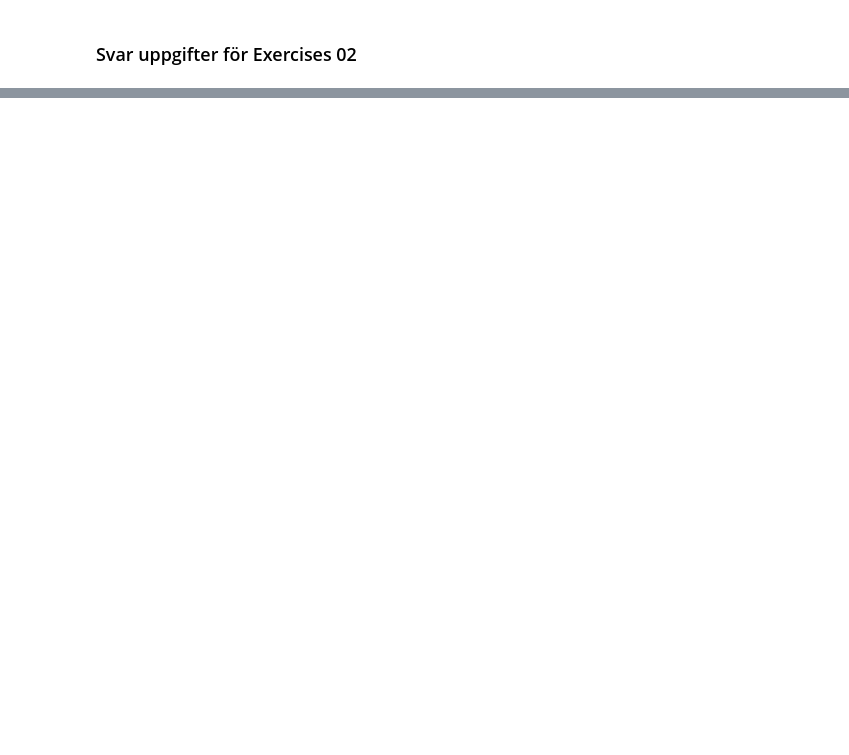
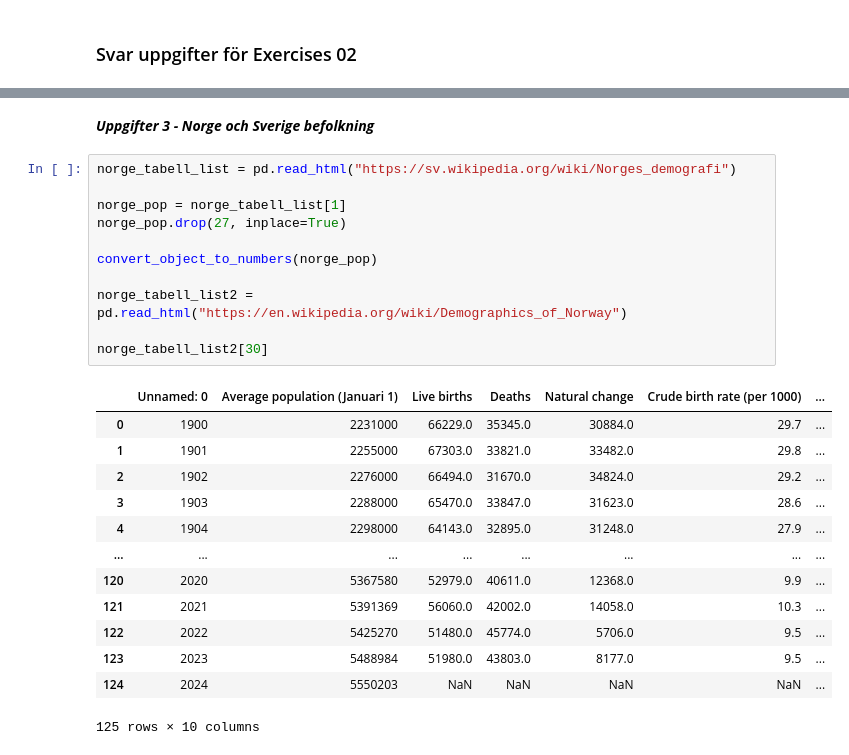
Before and after one commit to HanFredriksson/AI-plugg-filer-Hannes-Fredriksson, a Jupyter notebook: Databehandling/Exercises/Exercises-02.ipynb, the cells around one changed output, grey strips where cells are left out. Saved outputs shown, nothing was run; the diff lists cells and outputs as text; blank space fills up the shorter version.

```diff
--- a/Databehandling/Exercises/Exercises-02.ipynb
+++ b/Databehandling/Exercises/Exercises-02.ipynb
@@ -26,0 +150,27 @@ befolknings_data
+# %% [markdown]
+***Uppgifter 3 - Norge och Sverige befolkning***
+# %%
+norge_tabell_list = pd.read_html("https://sv.wikipedia.org/wiki/Norges_demografi")
+
+norge_pop = norge_tabell_list[1]
+norge_pop.drop(27, inplace=True)
+
+convert_object_to_numbers(norge_pop)
+
+norge_tabell_list2 = pd.read_html("https://en.wikipedia.org/wiki/Demographics_of_Norway")
+
+norge_tabell_list2[30]
+# %% [output]
+|  | Unnamed: 0 | Average population (Januari 1) | Live births | Deaths | Natural change | Crude birth rate (per 1000) | ... |
+| 0 | 1900 | 2231000 | 66229.0 | 35345.0 | 30884.0 | 29.7 | ... |
+| 1 | 1901 | 2255000 | 67303.0 | 33821.0 | 33482.0 | 29.8 | ... |
+| 2 | 1902 | 2276000 | 66494.0 | 31670.0 | 34824.0 | 29.2 | ... |
+| 3 | 1903 | 2288000 | 65470.0 | 33847.0 | 31623.0 | 28.6 | ... |
+| 4 | 1904 | 2298000 | 64143.0 | 32895.0 | 31248.0 | 27.9 | ... |
+| ... | ... | ... | ... | ... | ... | ... | ... |
+| 120 | 2020 | 5367580 | 52979.0 | 40611.0 | 12368.0 | 9.9 | ... |
+| 121 | 2021 | 5391369 | 56060.0 | 42002.0 | 14058.0 | 10.3 | ... |
+| 122 | 2022 | 5425270 | 51480.0 | 45774.0 | 5706.0 | 9.5 | ... |
+| 123 | 2023 | 5488984 | 51980.0 | 43803.0 | 8177.0 | 9.5 | ... |
+| 124 | 2024 | 5550203 | NaN | NaN | NaN | NaN | ... |
+125 rows × 10 columns
```
Also changed, not shown: parts of 12 cells of this notebook, 1 other file.
